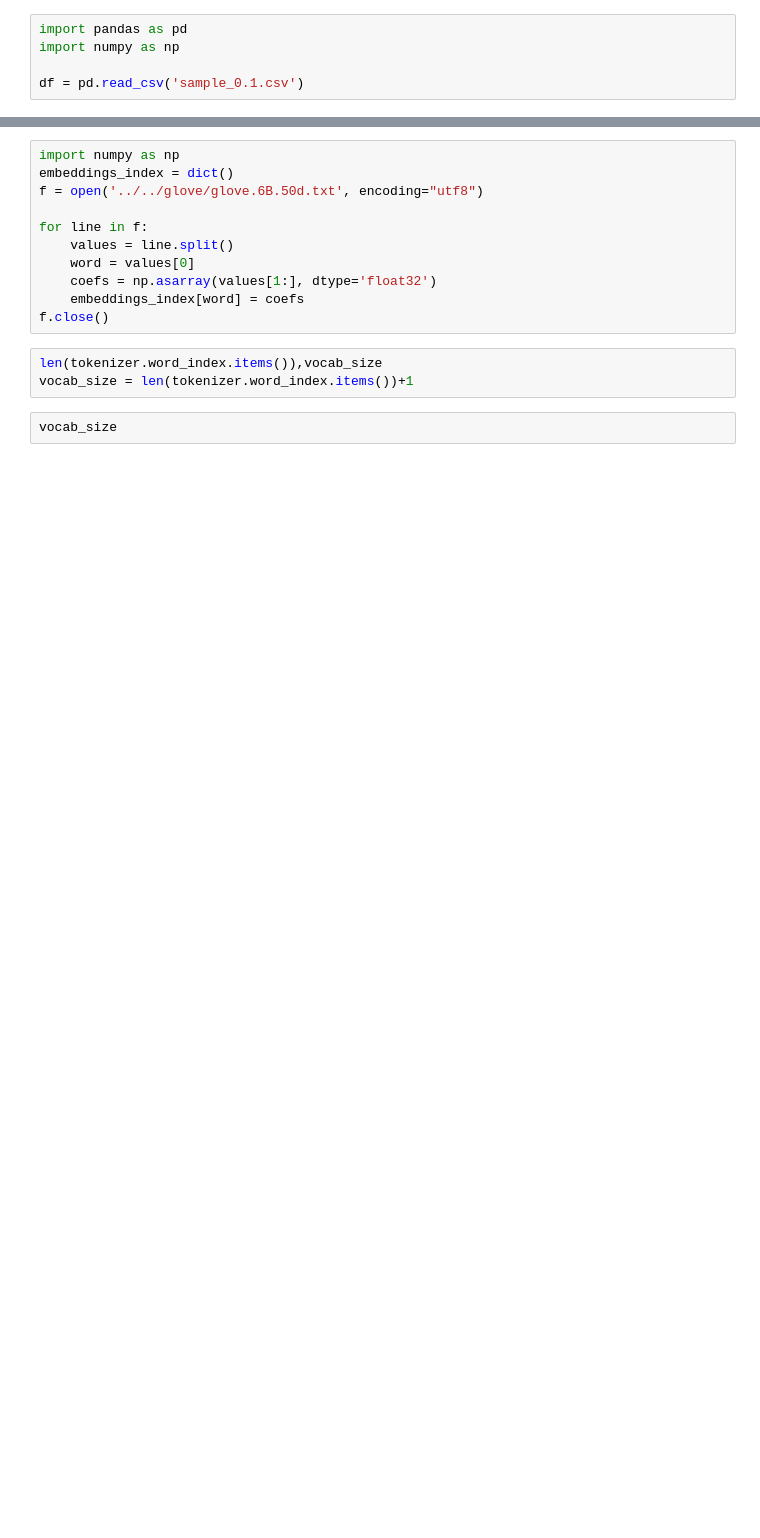
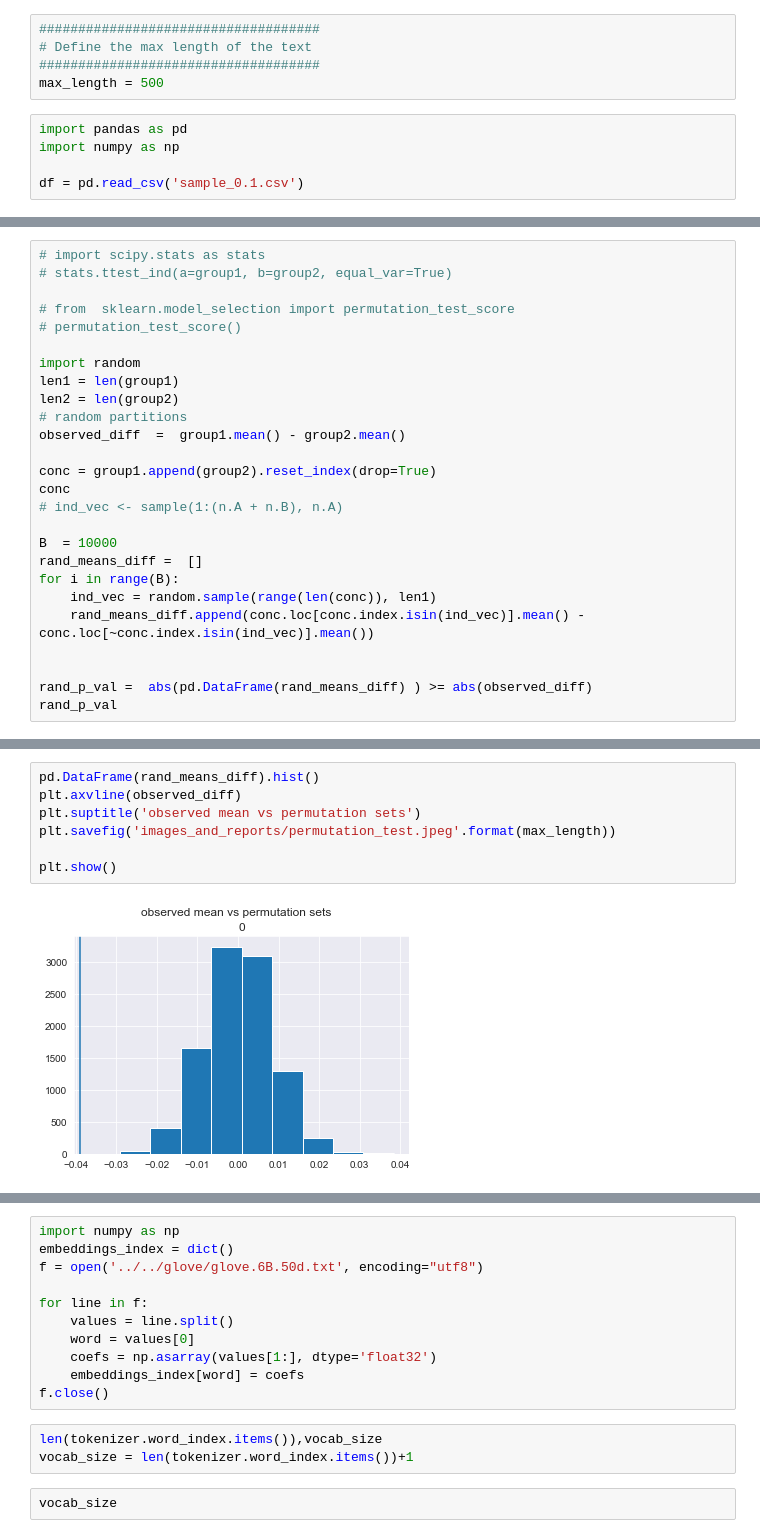
Before and after one commit to NachiLieder/pan20-authorship-verification, a Jupyter notebook: create_embedding.ipynb, the cells around one changed output, grey strips where cells are left out. Cells and saved outputs as stored; diff of their text form; blank space fills up the shorter version.

```diff
--- a/create_embedding.ipynb
+++ b/create_embedding.ipynb
@@ -22,6 +22,11 @@ from sklearn.naive_bayes import GaussianNB
 from sklearn.svm import SVC
 # %% [output]
 Using TensorFlow backend.
+# %%
+####################################
+# Define the max length of the text
+####################################
+max_length = 500
 # %%
 import pandas as pd
 import numpy as np
@@ -85,0 +133,26 @@ sample_df['same'].mean()
+# %%
+# import scipy.stats as stats
+# stats.ttest_ind(a=group1, b=group2, equal_var=True)
+
+# from  sklearn.model_selection import permutation_test_score
+# permutation_test_score()
+
+import random
+len1 = len(group1)
+len2 = len(group2)
+# random partitions
+observed_diff  =  group1.mean() - group2.mean()
+
+conc = group1.append(group2).reset_index(drop=True)
+conc
+# ind_vec <- sample(1:(n.A + n.B), n.A)
+
+B  = 10000
+rand_means_diff =  []
+for i in range(B):
+    ind_vec = random.sample(range(len(conc)), len1)
+    rand_means_diff.append(conc.loc[conc.index.isin(ind_vec)].mean() - conc.loc[~conc.index.isin(ind_vec)].mean())
+
+
+rand_p_val =  abs(pd.DataFrame(rand_means_diff) ) >= abs(observed_diff)
+rand_p_val
@@ -86,2 +178,11 @@ sample_df['same'].mean()
+# %%
+pd.DataFrame(rand_means_diff).hist()
+plt.axvline(observed_diff)
+plt.suptitle('observed mean vs permutation sets')
+plt.savefig('images_and_reports/permutation_test.jpeg'.format(max_length))
+
+plt.show()
+# %% [output]
+[figure, added]
 # %%
 #max_length = sample_df.pair.apply(lambda x: len(x.split())).max()
```
Also changed, not shown: parts of 31 cells of this notebook, 4 other files.
